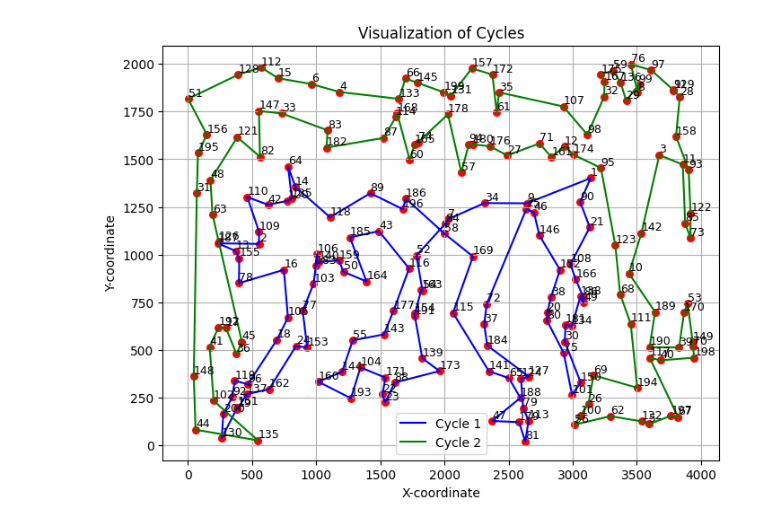
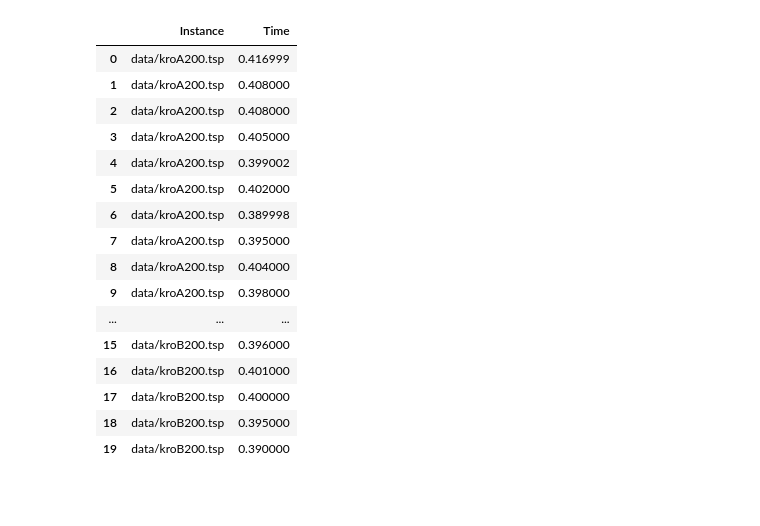
Before and after one commit to majsterkovic/imo, a Jupyter notebook: lab5/hybrid-algorithm-python/temp.ipynb, the cells around one changed output. Saved outputs shown, nothing was run; the diff lists cells and outputs as text; code cells hidden in the pictures; blank space fills up the shorter version.

```diff
--- a/lab5/hybrid-algorithm-python/temp.ipynb
+++ b/lab5/hybrid-algorithm-python/temp.ipynb
@@ -1,5 +0,0 @@
-# %%
-from utils import *
-data = read_data_file("data/kroB200.tsp")
-free_nodes = get_nodes(data)
-distance_matrix = calculate_distance_matrix(data)
@@ -68,4 +61,42 @@ cycle1
-# %%
-plot_cycles(cycle1, cycle2, data)
-# %% [output]
-[figure, removed]
+# %%
+times = []
+lengths = []
+cycles = []
+
+for file in ["data/kroA200.tsp", "data/kroB200.tsp"]:
+    data = read_data_file(file)
+    nodes = get_nodes(data)
+    distance_matrix = calculate_distance_matrix(data)
+
+    for i in range(10):
+
+        start = time.time()
+        cycle1, cycle2 = greedy_search(nodes, distance_matrix)
+
+        time_taken = time.time() - start
+        length = calculate_cycles_length(cycle1, cycle2, distance_matrix)
+
+        times.append((file, time_taken))
+        lengths.append((file, length))
+        cycles.append((file, cycle1, cycle2))
+# %%
+times_df = pd.DataFrame(times, columns=["Instance", "Time"])
+times_df
+# %% [output]
+|  | Instance | Time |
+| 0 | data/kroA200.tsp | 0.416999 |
+| 1 | data/kroA200.tsp | 0.408000 |
+| 2 | data/kroA200.tsp | 0.408000 |
+| 3 | data/kroA200.tsp | 0.405000 |
+| 4 | data/kroA200.tsp | 0.399002 |
+| 5 | data/kroA200.tsp | 0.402000 |
+| 6 | data/kroA200.tsp | 0.389998 |
+| 7 | data/kroA200.tsp | 0.395000 |
+| 8 | data/kroA200.tsp | 0.404000 |
+| 9 | data/kroA200.tsp | 0.398000 |
+| ... | ... | ... |
+| 15 | data/kroB200.tsp | 0.396000 |
+| 16 | data/kroB200.tsp | 0.401000 |
+| 17 | data/kroB200.tsp | 0.400000 |
+| 18 | data/kroB200.tsp | 0.395000 |
+| 19 | data/kroB200.tsp | 0.390000 |
```
Also changed, not shown: parts of 7 cells of this notebook, 17 other files.
